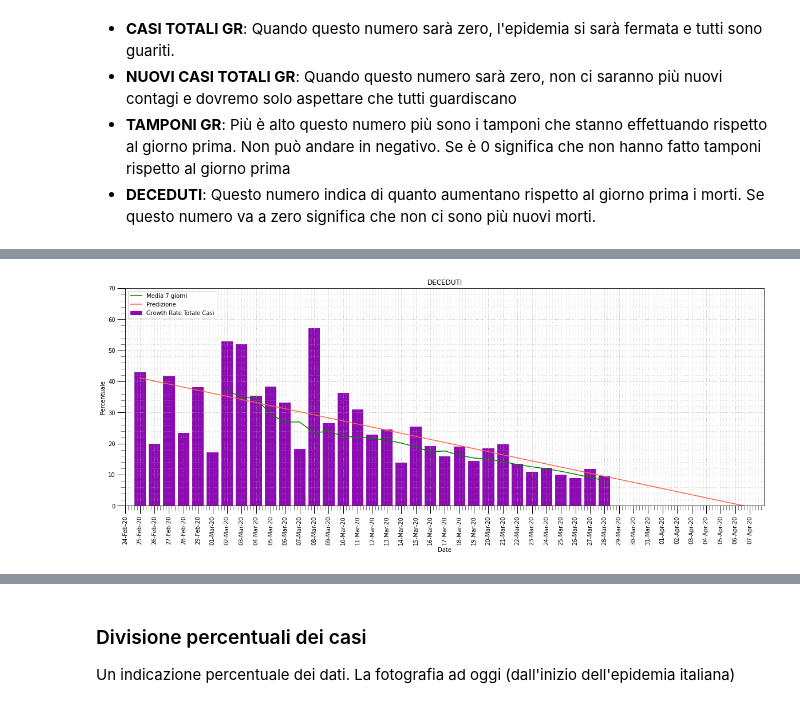
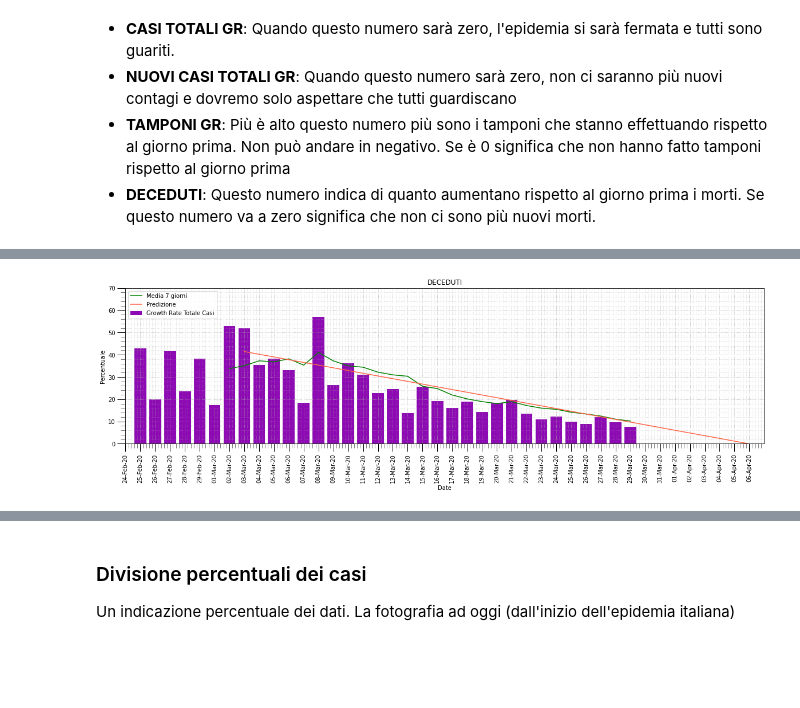
Before and after one commit to pasalino/Covid-19-PyAnalysis, a Jupyter notebook: Covid-19.ipynb, the cells around one changed output, grey strips where cells are left out. Saved outputs shown, nothing was run; the diff lists cells and outputs as text; code cells hidden in the pictures; blank space fills up the shorter version.

```diff
--- a/Covid-19.ipynb
+++ b/Covid-19.ipynb
@@ -407,6 +407,8 @@ beautify_graph(ax)
 # %%
 series = avg_trend['totale_casi_percent'].tolist()
-inter = interpolate(avg_trend['totale_casi_percent'])
+inter = interpolate(avg_trend['avg_totale'][7:])
+inter[0][0]+=7
+inter[0][1]+=7
 
 x_max=math.floor(inter[0][1]) + 2
 fill_elements_len =x_max - len(series)
@@ -436,6 +438,8 @@ beautify_graph(ax)
 # %%
 series = avg_trend['attualmente_positivi_percent'].tolist()
-inter = interpolate(avg_trend['attualmente_positivi_percent'])
+inter = interpolate(avg_trend['avg_att_positivi'][7:])
+inter[0][0]+=7
+inter[0][1]+=7
 
 x_max=math.floor(inter[0][1]) + 2
 fill_elements_len =x_max - len(series)
@@ -481,32 +485,34 @@ beautify_graph(ax)
 # %%
 series = avg_trend['deceduti_percent'].tolist()
-inter = interpolate(avg_trend['deceduti_percent'])
+inter = interpolate(avg_trend['avg_deceduti'][7:])
+inter[0][0]+=7
+inter[0][1]+=7
 
 x_max=math.floor(inter[0][1]) + 2
 fill_elements_len =x_max - len(series)
 
 #Crea le label delle date
 start_date = datetime.datetime.strptime(avg_trend['data'].iloc[0],'%d-%b-%y')
 x = [datetime.datetime.strftime(start_date + datetime.timedelta(days = x),'%d-%b-%y') for x in range(x_max)]
 
 #Riempie le colonne vuote del grafico
 fill = [0 for x in range(fill_elements_len)]
 y=range(len(series+fill))
 
 fig, ax = plt.subplots()
 
 ax.bar(x, series+fill, color=[COL_DECEDUTI], label='Growth Rate Totale Casi')
-ay = avg_trend.plot(kind='line', x='data', y=['avg_totale'], color=[COL_AVG], rot=90, label=['Media 7 giorni'], ax=ax)
+ay = avg_trend.plot(kind='line', x='data', y=['avg_deceduti'], color=[COL_AVG], rot=90, label=['Media 7 giorni'], ax=ax)
 plt.plot(inter[0], inter[1], color='tomato', label='Predizione')
 
 ax.set_xlim(0,x_max)
 ax.set_ylim(0,70)
 ax.set_title("DECEDUTI")
 ax.set_ylabel('Percentuale')
 ax.set_xticklabels(x, rotation=90)
 beautify_graph(ax)
 # %% [output]
-[figure, old version]
+[figure, new version]
 # %%
 plot = ['tamponi_percent']
 
```
Also changed, not shown: parts of 18 cells of this notebook.
